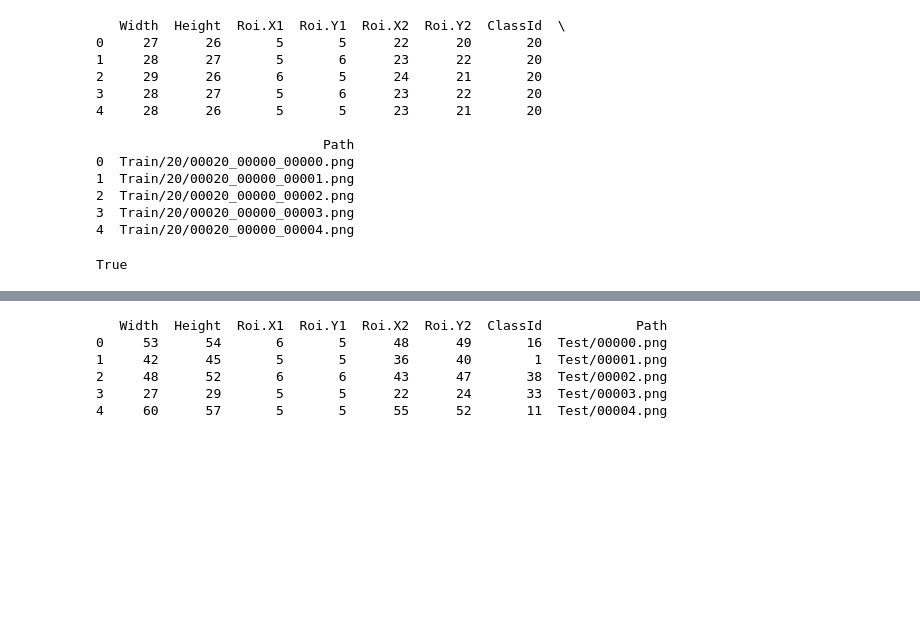
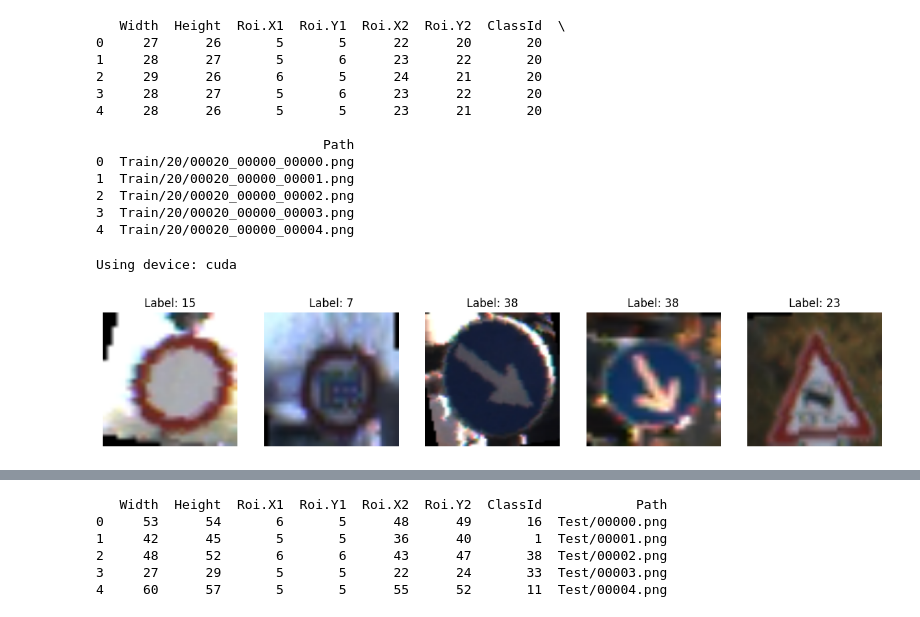
Before and after one commit to DeeNA95/Python-ML-Projects, a Jupyter notebook: GTSRB CNN image detection.ipynb, the cells around one changed output, grey strips where cells are left out. Saved outputs shown, nothing was run; the diff lists cells and outputs as text; code cells hidden in the pictures; blank space fills up the shorter version.

Commit message:
Kaggle Notebook | GTSRB CNN Trial Model | Version 4

```diff
--- a/GTSRB CNN image detection.ipynb
+++ b/GTSRB CNN image detection.ipynb
@@ -42,36 +42,70 @@ from torchvision import transforms
 import matplotlib.pyplot as plt
 import torch.optim as optim
 import torch
+import time
+from PIL import Image
 
-print(torch.cuda.is_available())
+device = torch.device("cuda" if torch.cuda.is_available() else "cpu")
+print(f'Using device: {device}')
 
 train_trans = transforms.Compose([
     transforms.RandomRotation(15),
     transforms.RandomResizedCrop(128, scale=(0.8, 1.0)),
-    transforms.ColorJitter(brightness=0.3, contrast=0.3, saturation=0.3, hue=0.1),
+#     transforms.ColorJitter(brightness=0.6, contrast=0.3, saturation=0.3, hue=0.1),
     transforms.ToTensor(),
-    transforms.Resize((128,128))
+#     transforms.Resize((128,128)),
 ])
 
-data_train = ImageFolder(
-    '/kaggle/input/gtsrb-german-traffic-sign/Train',
-    transform= train_trans
+
+class TrafficSignDataset(Dataset):
+    def __init__(self, csv_file, img_dir, transform=None):
+        self.data = pd.read_csv(csv_file)
+        self.img_dir = img_dir  # root of images
+        self.transform = transform
+
+    def __len__(self):
+        return len(self.data)
+
+    def __getitem__(self, idx):
+        img_rel_path = self.data.iloc[idx]['Path']
+        img_path = os.path.join(self.img_dir, img_rel_path.lstrip())
+        image = Image.open(img_path).convert('RGB')
+        label = int(self.data.iloc[idx]['ClassId'])
+        if self.transform:
+            image = self.transform(image)
+        return image, label
+
+data_train = TrafficSignDataset(
+    csv_file='/kaggle/input/Train.csv',
+    img_dir='/kaggle/input/',
+    transform=train_trans
 )
 
 dataloader_train = DataLoader(
     data_train,
-    shuffle = True,
-    batch_size = 1000
+    shuffle=True,
+    batch_size=64,
+    num_workers=2
 )
-
-#change dataloader batch size to 1 before running
-# image, label = next(iter(dataloader_train))
-# print(image.shape)
-# image = image.squeeze().permute(1,2,0)
-# print(image.shape)
-# plt.imshow(image)
-# plt.show()
 # %% [output]
-True
+Using device: cuda
+# %%
+import matplotlib.pyplot as plt
+import numpy as np
+
+# Get a batch of data
+images, labels = next(iter(dataloader_train))
+
+# Plot images
+fig, axes = plt.subplots(1, 5, figsize=(15, 3))
+for idx in range(5):
+    ax = axes[idx]
+    img = np.transpose(images[idx], (1, 2, 0))
+    ax.imshow(img)
+    ax.set_title(f'Label: {labels[idx].item()}')
+    ax.axis('off')
+plt.show()
+# %% [output]
+[figure, added]
 # %%
 import torch.nn as nn
```
Also changed, not shown: parts of 7 cells of this notebook.
